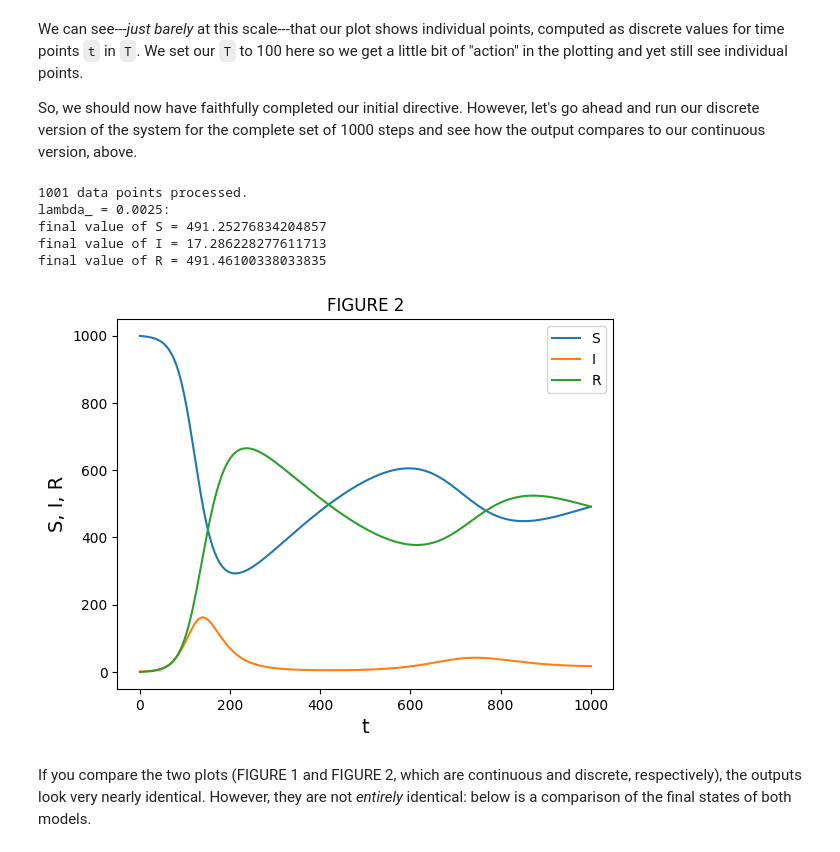
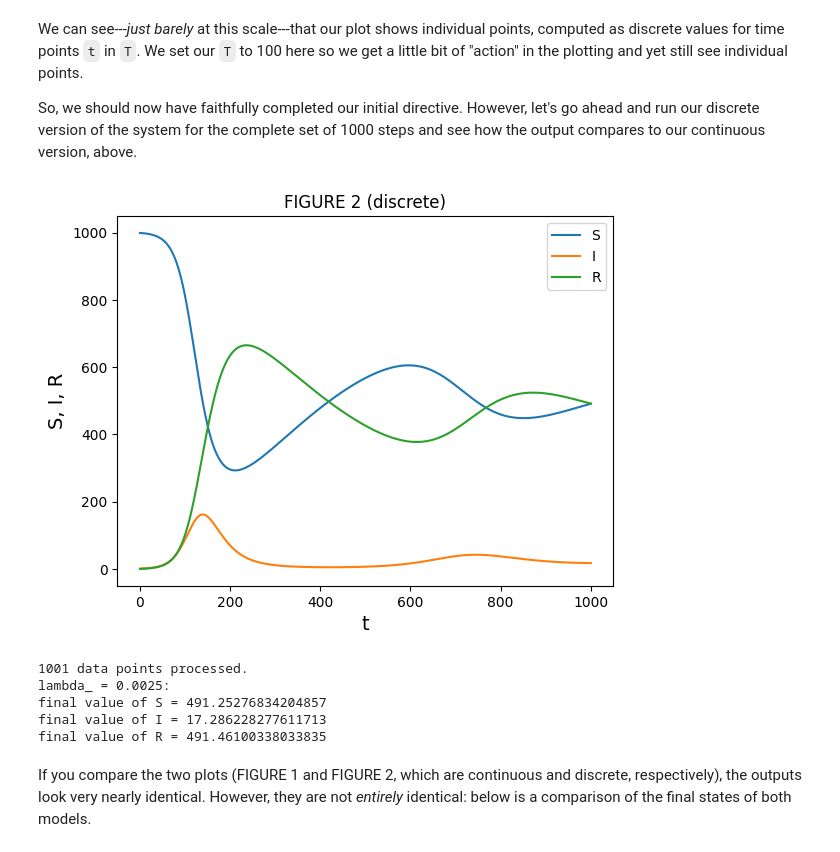
Before and after one commit to peterdresslar/Dresslar_CAS522, a Jupyter notebook: notebooks/Dresslar_CAS522_M4.ipynb, the cells around one changed output. Cells and saved outputs as stored; diff of their text form; code cells hidden in the pictures.

```diff
--- a/notebooks/Dresslar_CAS522_M4.ipynb
+++ b/notebooks/Dresslar_CAS522_M4.ipynb
@@ -89,5 +93,5 @@ def sir_with_immune_decay(x, c, r, lambda_):
 # %%
-def do_assignment(T, marker_size=0, plot_title="Discrete Model"):
+def do_assignment(T, marker_size=0, no_text=False, plot_title="Discrete Model"):
     x0 = 999, 1, 0
 
     c = 0.0001
@@ -104,9 +108,6 @@ def do_assignment(T, marker_size=0, plot_title="Discrete Model"):
     # in case it's helpful:
     # print(type(x), type(x[0]), type(x[0][0]), len(x), len(x[0]))
     # <class 'list'> <class 'tuple'> <class 'int'> 1001 3
-
-    print(f"{len(x)} data points processed.")
-    print(f"lambda_ = {lambda_}: \nfinal value of S = {x[-1][0]} \nfinal value of I = {x[-1][1]} \nfinal value of R = {x[-1][2]} ")
 
     x_S = []  # unpacking... since we are using the assigned approach, our output is list of 3-value lists and we can't use unpack_solution()
     x_I = []
@@ -129,8 +130,13 @@ def do_assignment(T, marker_size=0, plot_title="Discrete Model"):
     plt.title(plot_title)
     plt.show()
 
+    if not no_text:
+        print(f"{len(x)} data points processed.")
+        print(f"lambda_ = {lambda_}: \nfinal value of S = {x[-1][0]} \nfinal value of I = {x[-1][1]} \nfinal value of R = {x[-1][2]} ")
+
+
     return x_S[-1], x_I[-1], x_R[-1]
 
 T = 100
-do_assignment(T, marker_size=2)
+do_assignment(T, marker_size=2, no_text=True)
 # %% [output]
@@ -147,14 +148,14 @@ We can see---*just barely* at this scale---that our plot shows individual points
 So, we should now have faithfully completed our initial directive. However, let's go ahead and run our discrete version of the system for the complete set of 1000 steps and see how the output compares to our continuous version, above.
 # %%
 T = 1000
-discrete_model_final_values = do_assignment(T, marker_size=0, plot_title='FIGURE 2')
+discrete_model_final_values = do_assignment(T, marker_size=0, plot_title='FIGURE 2 (discrete)')
 # %% [output]
+[figure, new version]
 1001 data points processed.
 lambda_ = 0.0025:
 final value of S = 491.25276834204857
 final value of I = 17.286228277611713
 final value of R = 491.46100338033835
-[figure, old version]
 # %% [markdown]
 If you compare the two plots (FIGURE 1 and FIGURE 2, which are continuous and discrete, respectively), the outputs look very nearly identical. However, they are not *entirely* identical: below is a comparison of the final states of both models.
 # %%
```
Also changed, not shown: parts of 10 cells of this notebook.
